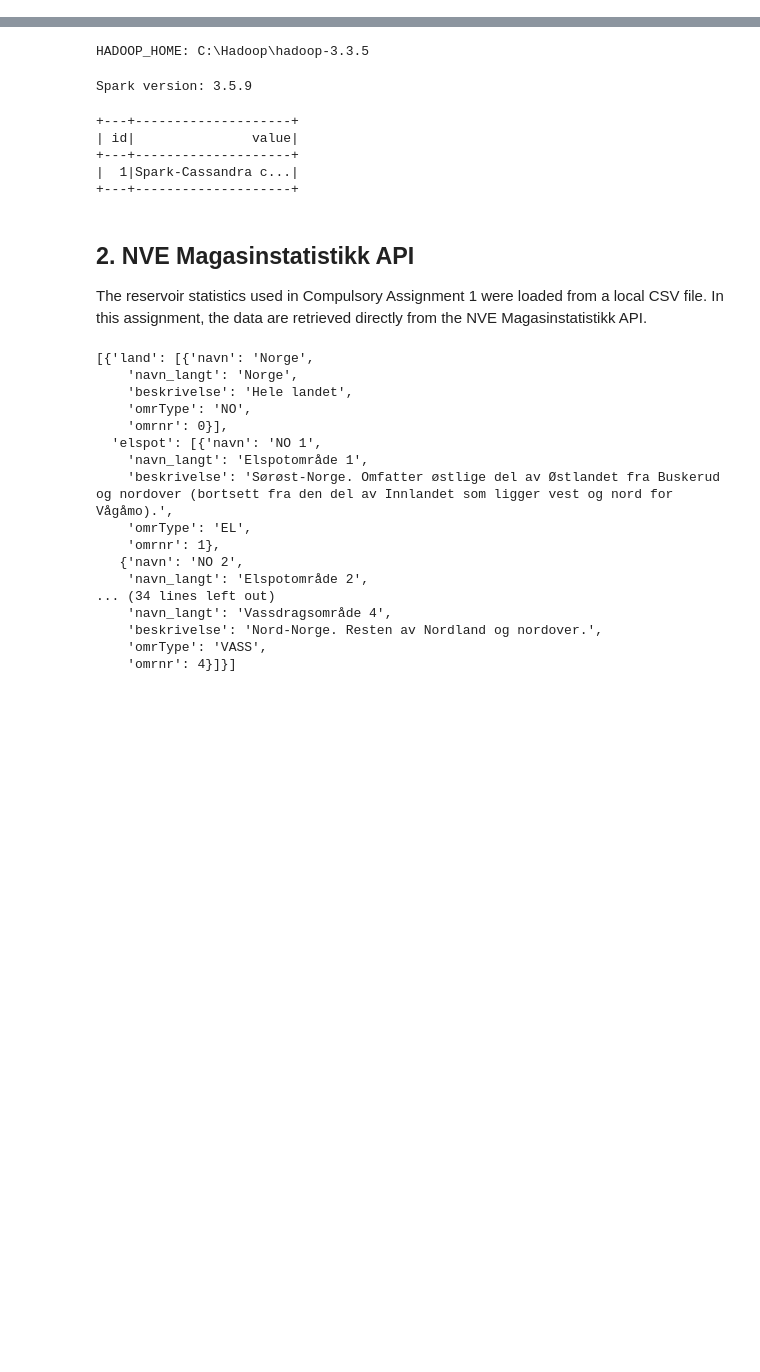
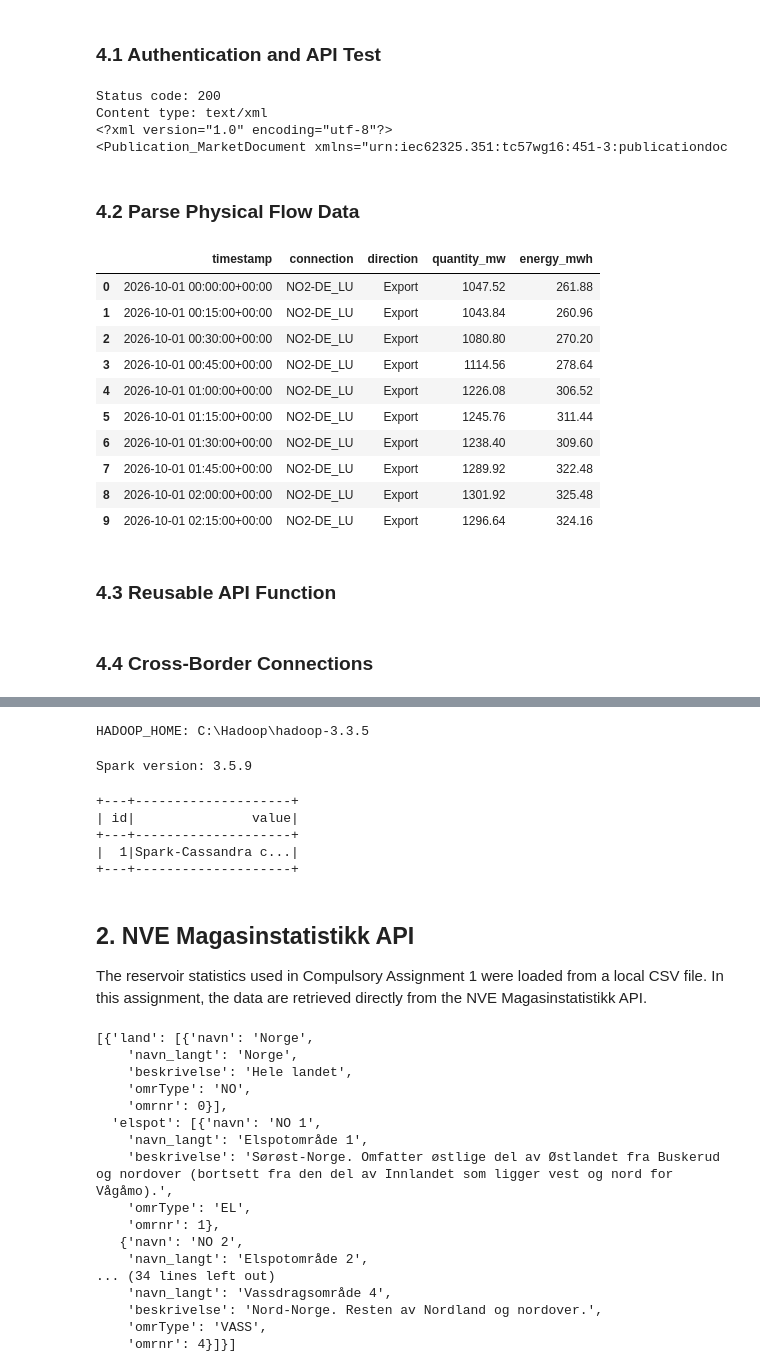
Before and after one commit to VasiliiAnderson/ind320-project, a Jupyter notebook: notebooks/compulsory_2.ipynb, the cells around one changed output, grey strips where cells are left out. Drawn from its saved outputs; the diff is of its cells as text; code cells hidden in the pictures; blank space fills up the shorter version.

```diff
--- a/notebooks/compulsory_2.ipynb
+++ b/notebooks/compulsory_2.ipynb
@@ -0,0 +234,34 @@
+# %% [markdown]
+### 4.1 Authentication and API Test
+# %%
+ENTSOE_TOKEN = os.getenv("ENTSOE_TOKEN")
+ENTSOE_API_URL = "https://web-api.tp.entsoe.eu/api"
+
+if not ENTSOE_TOKEN:
+    raise RuntimeError("ENTSOE_TOKEN is missing. Add it to the local .env file before continuing.")
+
+NO2 = "10YNO-2--------T"
+DE_LU = "10Y1001A1001A82H"
+
+test_params = {
+    "securityToken": ENTSOE_TOKEN,
+    "documentType": "A11",
+    "out_Domain": NO2,
+    "in_Domain": DE_LU,
+    "periodStart": "202610010000",
+    "periodEnd": "202610020000",
+}
+
+entsoe_test_response = requests.get(ENTSOE_API_URL, params=test_params, timeout=60)
+entsoe_test_response.raise_for_status()
+
+print("Status code:", entsoe_test_response.status_code)
+print("Content type:", entsoe_test_response.headers.get("Content-Type"))
+print(entsoe_test_response.text[:120])
+# %% [output]
+Status code: 200
+Content type: text/xml
+<?xml version="1.0" encoding="utf-8"?>
+<Publication_MarketDocument xmlns="urn:iec62325.351:tc57wg16:451-3:publicationdoc
+# %% [markdown]
+### 4.2 Parse Physical Flow Data
@@ -0,0 +312,22 @@
+# %%
+test_flow_df = parse_entsoe_physical_flow(
+    entsoe_test_response.text,
+    connection="NO2-DE_LU",
+    direction="Export",
+)
+
+test_flow_df[["timestamp", "connection", "direction", "quantity_mw", "energy_mwh"]].head(10)
+# %% [output]
+|  | timestamp | connection | direction | quantity_mw | energy_mwh |
+| 0 | 2026-10-01 00:00:00+00:00 | NO2-DE_LU | Export | 1047.52 | 261.88 |
+| 1 | 2026-10-01 00:15:00+00:00 | NO2-DE_LU | Export | 1043.84 | 260.96 |
+| 2 | 2026-10-01 00:30:00+00:00 | NO2-DE_LU | Export | 1080.80 | 270.20 |
+| 3 | 2026-10-01 00:45:00+00:00 | NO2-DE_LU | Export | 1114.56 | 278.64 |
+| 4 | 2026-10-01 01:00:00+00:00 | NO2-DE_LU | Export | 1226.08 | 306.52 |
+| 5 | 2026-10-01 01:15:00+00:00 | NO2-DE_LU | Export | 1245.76 | 311.44 |
+| 6 | 2026-10-01 01:30:00+00:00 | NO2-DE_LU | Export | 1238.40 | 309.60 |
+| 7 | 2026-10-01 01:45:00+00:00 | NO2-DE_LU | Export | 1289.92 | 322.48 |
+| 8 | 2026-10-01 02:00:00+00:00 | NO2-DE_LU | Export | 1301.92 | 325.48 |
+| 9 | 2026-10-01 02:15:00+00:00 | NO2-DE_LU | Export | 1296.64 | 324.16 |
+# %% [markdown]
+### 4.3 Reusable API Function
@@ -0,0 +354,2 @@
+# %% [markdown]
+### 4.4 Cross-Border Connections
```
Also changed, not shown: parts of 75 cells of this notebook, 2 other files.
